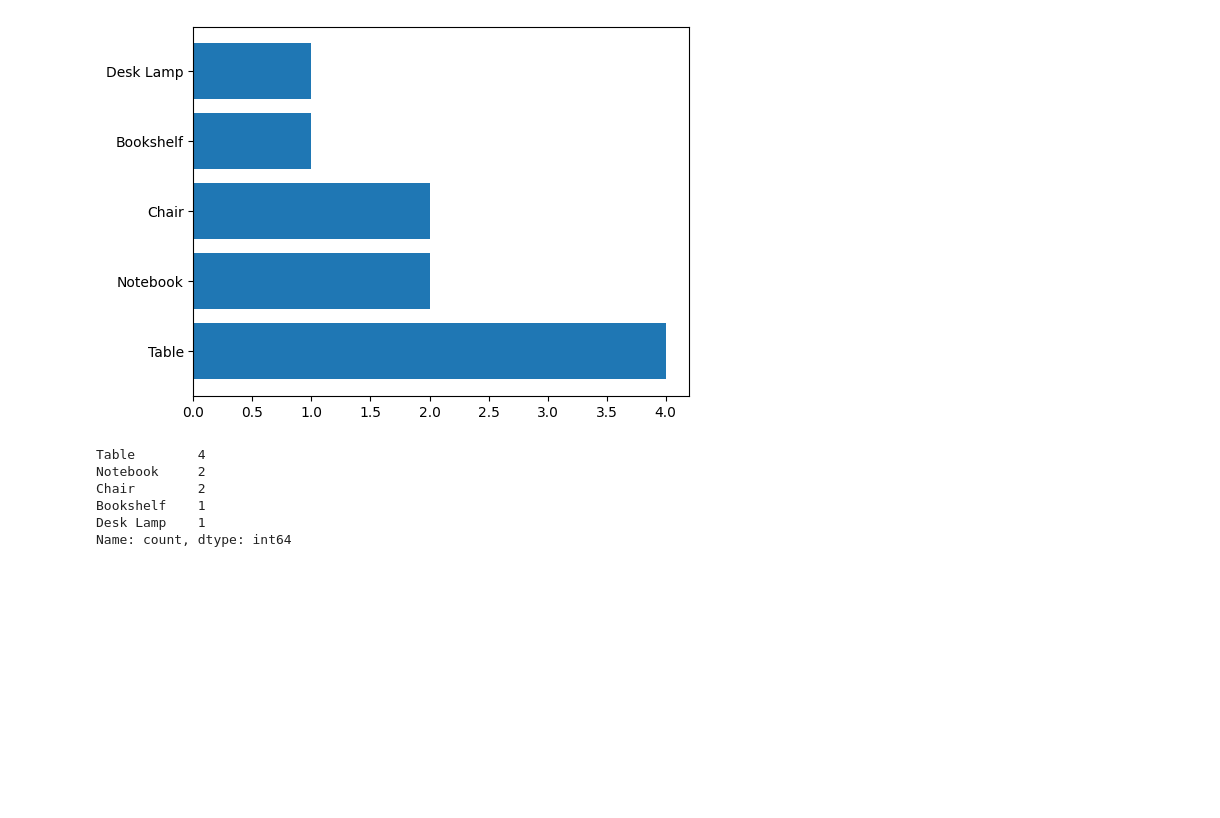
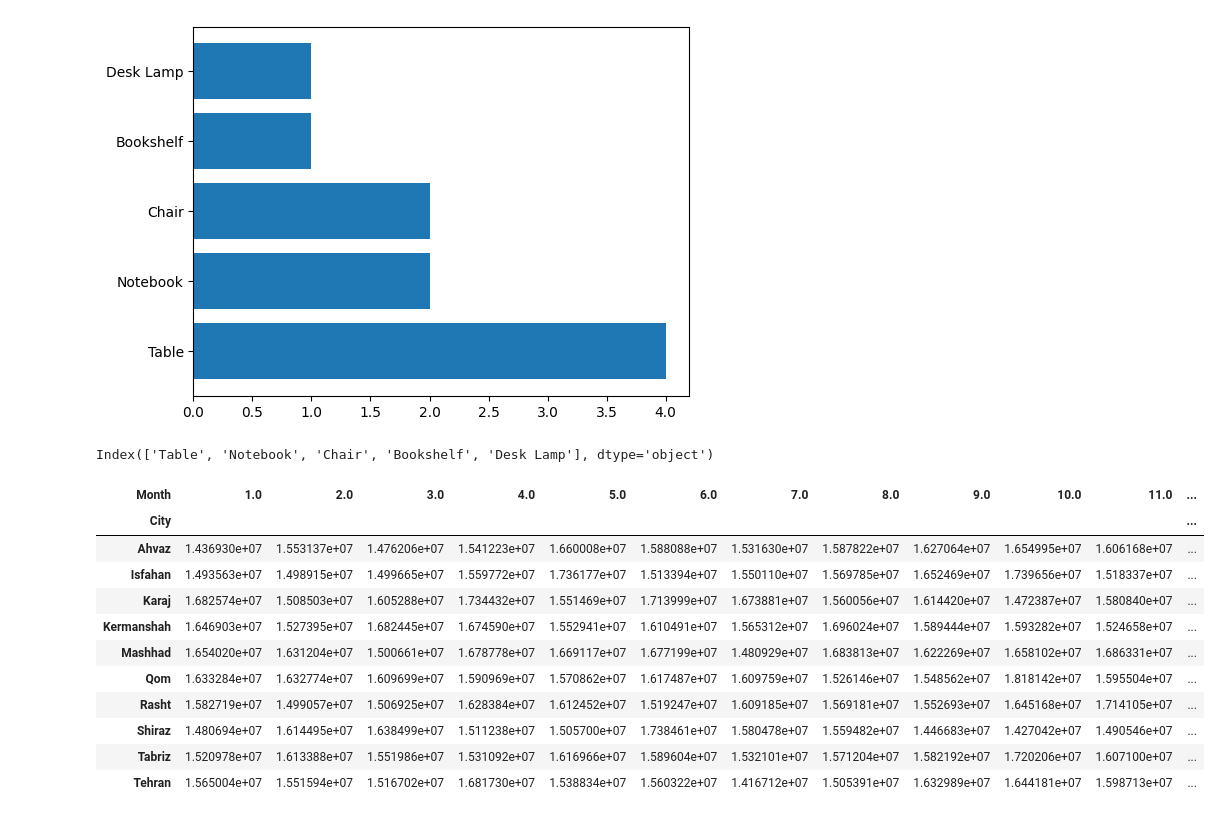
Before and after one commit to aminrahkan/sales-data-analysis, a Jupyter notebook: excercise 1 .ipynb, the cells around one changed output. Drawn from its saved outputs; the diff is of its cells as text; code cells hidden in the pictures; blank space fills up the shorter version.

```diff
--- a/excercise 1 .ipynb
+++ b/excercise 1 .ipynb
@@ -425,11 +425,22 @@ plt.barh(productPerCities.value_counts().index,productPerCities.value_counts().v
 <BarContainer object of 5 artists>
 [figure]
 # %%
-productPerCities.value_counts()
+productPerCities.value_counts().index
 # %% [output]
-Table        4
-Notebook     2
-Chair        2
-Bookshelf    1
-Desk Lamp    1
-Name: count, dtype: int64
+Index(['Table', 'Notebook', 'Chair', 'Bookshelf', 'Desk Lamp'], dtype='object')
+# %%
+pivot_data=pd.pivot_table(data,index='City',columns='Month',values='Price')
+pivot_data
+# %% [output]
+| Month | 1.0 | 2.0 | 3.0 | 4.0 | 5.0 | 6.0 | 7.0 | 8.0 | 9.0 | 10.0 | 11.0 | ... |
+| City |  |  |  |  |  |  |  |  |  |  |  | ... |
+| Ahvaz | 1.436930e+07 | 1.553137e+07 | 1.476206e+07 | 1.541223e+07 | 1.660008e+07 | 1.588088e+07 | 1.531630e+07 | 1.587822e+07 | 1.627064e+07 | 1.654995e+07 | 1.606168e+07 | ... |
+| Isfahan | 1.493563e+07 | 1.498915e+07 | 1.499665e+07 | 1.559772e+07 | 1.736177e+07 | 1.513394e+07 | 1.550110e+07 | 1.569785e+07 | 1.652469e+07 | 1.739656e+07 | 1.518337e+07 | ... |
+| Karaj | 1.682574e+07 | 1.508503e+07 | 1.605288e+07 | 1.734432e+07 | 1.551469e+07 | 1.713999e+07 | 1.673881e+07 | 1.560056e+07 | 1.614420e+07 | 1.472387e+07 | 1.580840e+07 | ... |
+| Kermanshah | 1.646903e+07 | 1.527395e+07 | 1.682445e+07 | 1.674590e+07 | 1.552941e+07 | 1.610491e+07 | 1.565312e+07 | 1.696024e+07 | 1.589444e+07 | 1.593282e+07 | 1.524658e+07 | ... |
+| Mashhad | 1.654020e+07 | 1.631204e+07 | 1.500661e+07 | 1.678778e+07 | 1.669117e+07 | 1.677199e+07 | 1.480929e+07 | 1.683813e+07 | 1.622269e+07 | 1.658102e+07 | 1.686331e+07 | ... |
+| Qom | 1.633284e+07 | 1.632774e+07 | 1.609699e+07 | 1.590969e+07 | 1.570862e+07 | 1.617487e+07 | 1.609759e+07 | 1.526146e+07 | 1.548562e+07 | 1.818142e+07 | 1.595504e+07 | ... |
+| Rasht | 1.582719e+07 | 1.499057e+07 | 1.506925e+07 | 1.628384e+07 | 1.612452e+07 | 1.519247e+07 | 1.609185e+07 | 1.569181e+07 | 1.552693e+07 | 1.645168e+07 | 1.714105e+07 | ... |
+| Shiraz | 1.480694e+07 | 1.614495e+07 | 1.638499e+07 | 1.511238e+07 | 1.505700e+07 | 1.738461e+07 | 1.580478e+07 | 1.559482e+07 | 1.446683e+07 | 1.427042e+07 | 1.490546e+07 | ... |
+| Tabriz | 1.520978e+07 | 1.613388e+07 | 1.551986e+07 | 1.531092e+07 | 1.616966e+07 | 1.589604e+07 | 1.532101e+07 | 1.571204e+07 | 1.582192e+07 | 1.720206e+07 | 1.607100e+07 | ... |
+| Tehran | 1.565004e+07 | 1.551594e+07 | 1.516702e+07 | 1.681730e+07 | 1.538834e+07 | 1.560322e+07 | 1.416712e+07 | 1.505391e+07 | 1.632989e+07 | 1.644181e+07 | 1.598713e+07 | ... |
```
Also changed, not shown: parts of 1 cell of this notebook.
